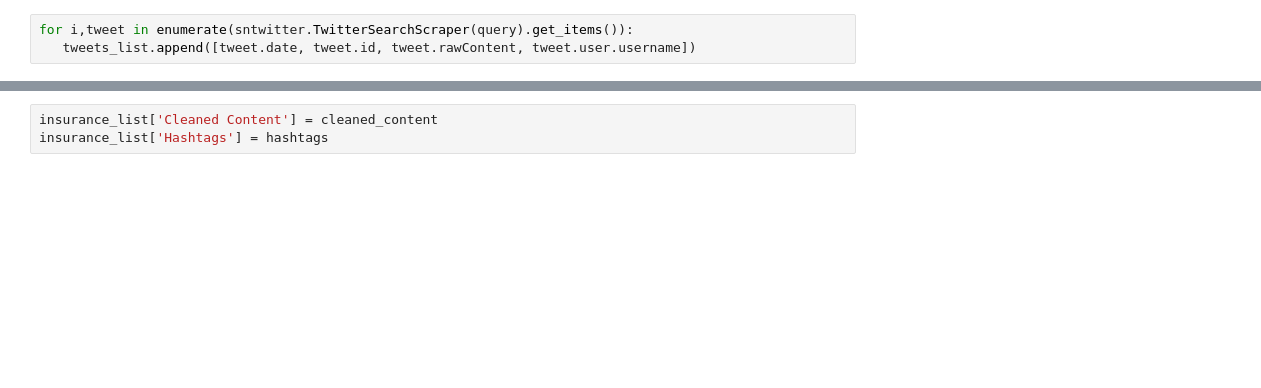
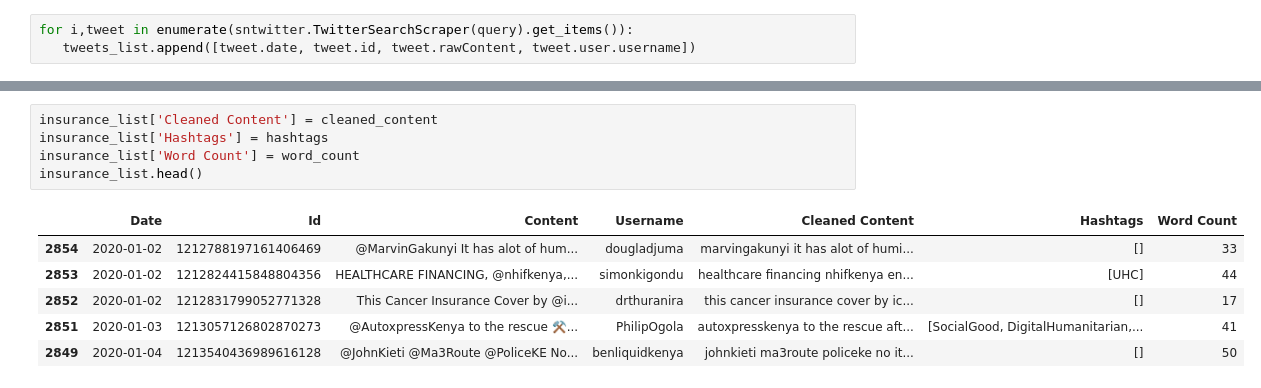
Before and after one commit to arnoldmuiruri/insurance_sentiment_analysis, a Jupyter notebook: Insurance analysis.ipynb, the cells around one changed output, grey strips where cells are left out. Cells and saved outputs as stored; diff of their text form; blank space fills up the shorter version.

```diff
--- a/Insurance analysis.ipynb
+++ b/Insurance analysis.ipynb
@@ -83,3 +88,12 @@ Name: Content, dtype: object
 # %%
 insurance_list['Cleaned Content'] = cleaned_content
 insurance_list['Hashtags'] = hashtags
+insurance_list['Word Count'] = word_count
+insurance_list.head()
+# %% [output]
+|  | Date | Id | Content | Username | Cleaned Content | Hashtags | Word Count |
+| 2854 | 2020-01-02 | 1212788197161406469 | @MarvinGakunyi It has alot of hum... | dougladjuma | marvingakunyi it has alot of humi... | [] | 33 |
+| 2853 | 2020-01-02 | 1212824415848804356 | HEALTHCARE FINANCING, @nhifkenya,... | simonkigondu | healthcare financing nhifkenya en... | [UHC] | 44 |
+| 2852 | 2020-01-02 | 1212831799052771328 | This Cancer Insurance Cover by @i... | drthuranira | this cancer insurance cover by ic... | [] | 17 |
+| 2851 | 2020-01-03 | 1213057126802870273 | @AutoxpressKenya to the rescue ⚒️... | PhilipOgola | autoxpresskenya to the rescue aft... | [SocialGood, DigitalHumanitarian,... | 41 |
+| 2849 | 2020-01-04 | 1213540436989616128 | @JohnKieti @Ma3Route @PoliceKE No... | benliquidkenya | johnkieti ma3route policeke no it... | [] | 50 |
```
Also changed, not shown: parts of 13 cells of this notebook.
